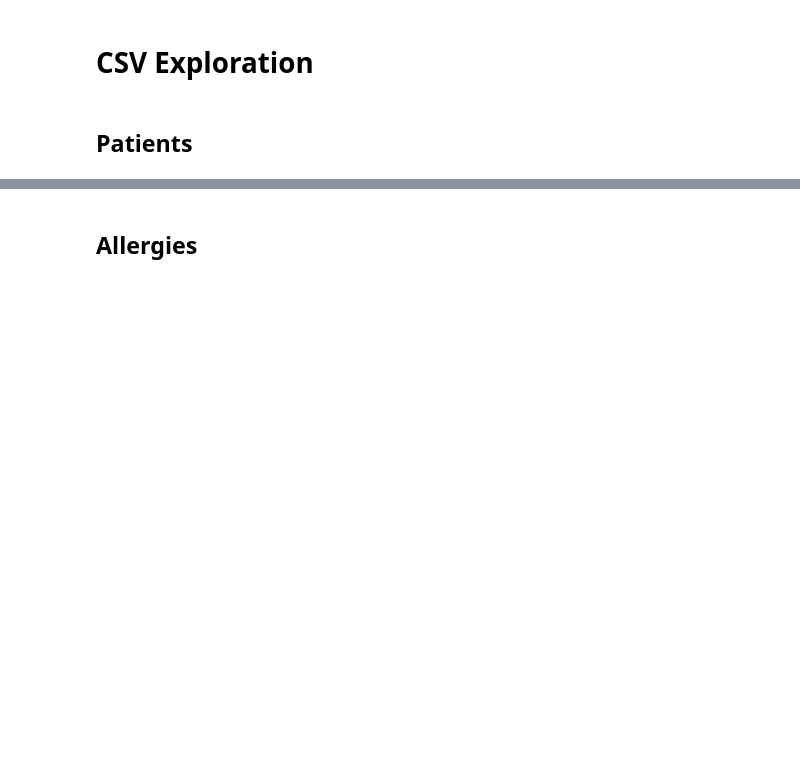
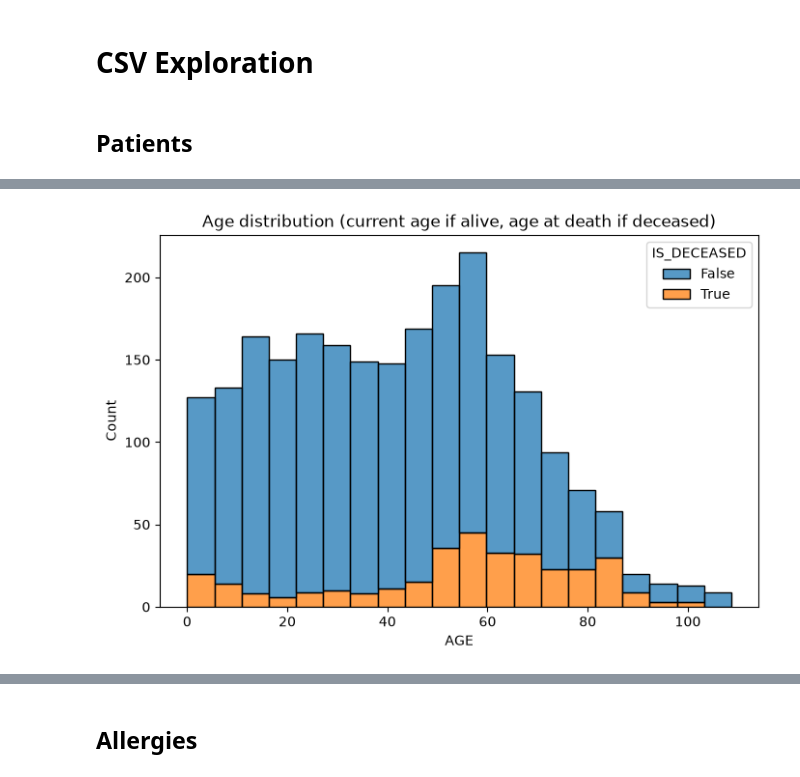
Before and after one commit to tssrao/clinical-investigation-agent, a Jupyter notebook: notebooks/eda.ipynb, the cells around one changed output, grey strips where cells are left out. Drawn from its saved outputs; the diff is of its cells as text; code cells hidden in the pictures; blank space fills up the shorter version.

```diff
--- a/notebooks/eda.ipynb
+++ b/notebooks/eda.ipynb
@@ -47,0 +45,3 @@ memory usage: 26.2+ KB
+# %%
+patients_df['BIRTHDATE'] = pd.to_datetime(patients_df['BIRTHDATE'])
+patients_df['DEATHDATE'] = pd.to_datetime(patients_df['DEATHDATE'])
@@ -47,0 +50,13 @@ memory usage: 26.2+ KB
+# %%
+# AGE is current age for living patients, age-at-death for deceased ones — the two
+# populations aren't directly comparable without the IS_DECEASED split above.
+today = pd.Timestamp.today()
+patients_df["IS_DECEASED"] = patients_df["DEATHDATE"].notna()
+patients_df["AGE"] = ((patients_df["DEATHDATE"].fillna(today) - patients_df["BIRTHDATE"]).dt.days / 365.25)
+# %%
+plt.figure(figsize=(8, 5))
+sns.histplot(data=patients_df, x="AGE", hue="IS_DECEASED", multiple="stack", bins=20)
+plt.title("Age distribution (current age if alive, age at death if deceased)")
+plt.show()
+# %% [output]
+[figure, added]
```
Also changed, not shown: parts of 30 cells of this notebook, 8 other files.
